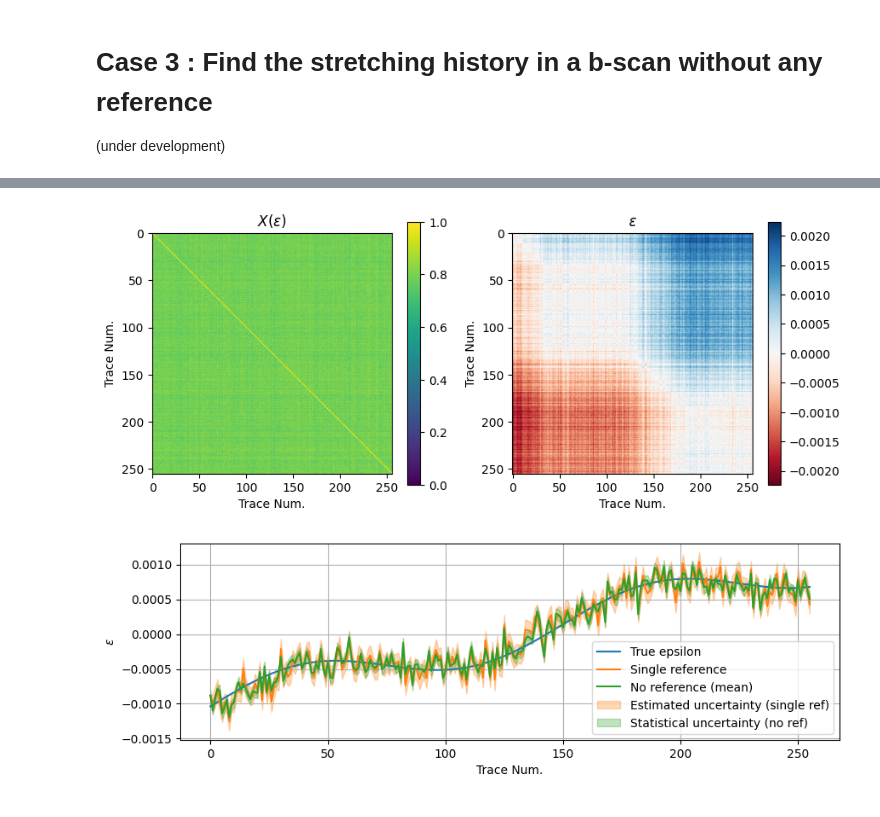
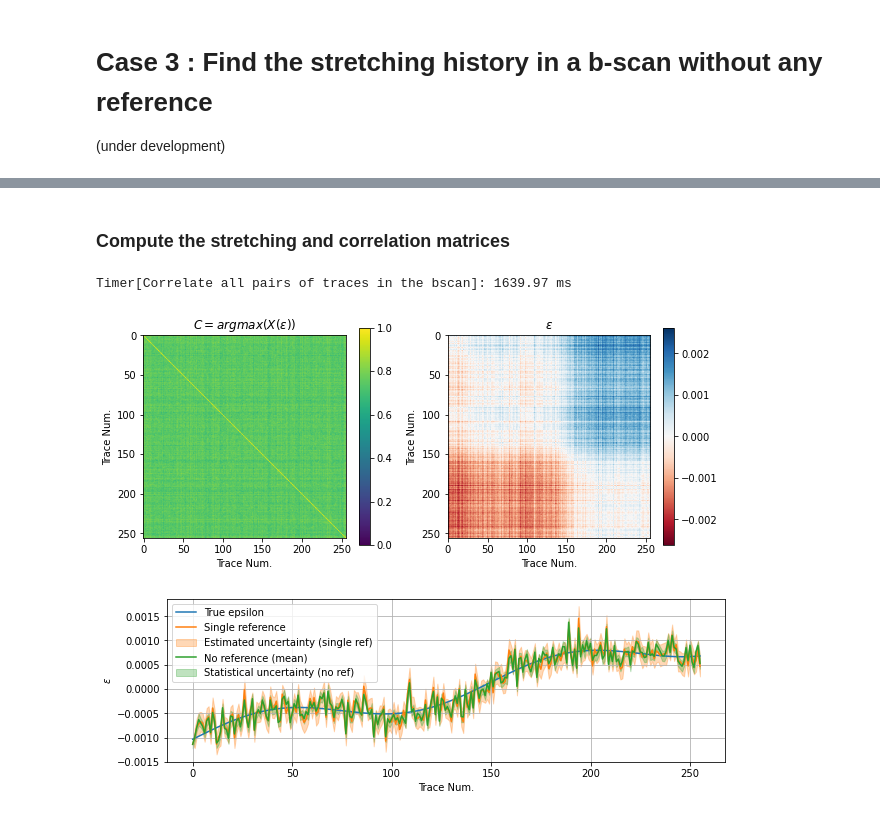
Before and after one commit to mlehujeur/coodddaaaa, a Jupyter notebook: examples.ipynb, the cells around one changed output, grey strips where cells are left out. Saved outputs shown, nothing was run; the diff lists cells and outputs as text; code cells hidden in the pictures.

```diff
--- a/examples.ipynb
+++ b/examples.ipynb
@@ -23,8 +23,8 @@ t0 = -1e-5   # start time in sec
 time_array = t0 + np.arange(nt) * dt  # seconds  (NEVER use np.linspace for time vectors)
 fnyquist = 0.5 / dt    # Hz
 
-tmin = 0.1e-4   # begin of time window in sec
-tmax = 5e-4   # end of time window in sec
+tmin = 1e-4   # begin of time window in sec
+tmax = 4e-4   # end of time window in sec
 fmin = 0.1 * fnyquist   # lower freq Hz
 fmax = 0.5 * fnyquist   # upper freq Hz
 
@@ -39,21 +39,18 @@ eps_pw = 2.0  # power gain, 1 means linear spacing of the eps grid, > 1 means po
 noise_level = 0.5
 # %%
 # create the time taper
-b = int(round((tmin - t0) / dt))
-e = int(round((tmax - t0) / dt))
-taper = np.zeros(nt)
-taper[b:e] = tukey(e - b, alpha=0.3)
+win = TukeyWindow(tmin-0.1*(tmax-tmin), tmin, tmax, tmax+0.1*(tmax-tmin))
+taper = win(t0 + np.arange(nt) * dt)
 
 # and the bandpass filter
-sos = butter(4.0, [fmin / fnyquist, fmax / fnyquist], output="sos", btype="band")  # for
-bandpass = lambda signal_array: sosfiltfilt(sos, signal_array)  # predefined bandpass filter
+bandpass = BandpassFilter(freqmin=fmin, freqmax=fmax, order=4, sampling_rate=1./dt)
 # %% [markdown]
 ## Case 1 : Find the best stretching between a reference and another signal
 # %% [markdown]
 ### Step1 : generate the reference and stretched signals
 # %%
 # Build the reference band-pass / tapered coda
-y_reference = bandpass(np.random.randn(nt)) * taper
+y_reference = bandpass(np.random.randn(nt), zerophase=True) * taper
 # %%
 # Build the observed signal, a stretched version of it + noise
 stretcher0 = Stretcher(t0=t0, nt=nt, dt=dt, eps=np.array([eps_true]), norm=False)  # for stretching only
@@ -320,23 +376,34 @@ Timer[Correlate all pairs of traces in the bscan]: 772.14 ms
+# %% [markdown]
+### Compute the stretching and correlation matrices
+# %%
+with Timer('Correlate all pairs of traces in the bscan'):
+    c_triu, e_triu = stretcher.corr_all_with_all(bscan)
+
+# convert to square arrays
+c2d = stretcher.triu2dense(c_triu, symetric=True, diag=1)
+e2d = stretcher.triu2dense(e_triu, symetric=False, diag=0)
+# %% [output]
+Timer[Correlate all pairs of traces in the bscan]: 1639.97 ms
 # %%
 # Display
 plt.figure(figsize=(10, 4))
 
-plt.subplot(121, title="$ X(\epsilon) $", xlabel="Trace Num.", ylabel="Trace Num.")
+plt.subplot(121, title="$ C=argmax ( X(\epsilon) ) $", xlabel="Trace Num.", ylabel="Trace Num.")
 plt.colorbar(
     plt.imshow(c2d,
                vmin=0., vmax=1.0,
                cmap=plt.get_cmap('viridis')))
 
 plt.subplot(122, title="$ \epsilon $", xlabel="Trace Num.", ylabel="Trace Num.")
 plt.colorbar(
     plt.imshow(
         e2d,
         vmin=-np.abs(e2d).max(),
         vmax=+np.abs(e2d).max(),
         cmap=plt.get_cmap('RdBu'))
     );
 # %% [output]
-[figure, old version]
+[figure, new version]
 # %%
 # recover the stretching history
 eps_mean_history = (e2d - e2d.mean(axis=1)[:, np.newaxis]).mean(axis=0)
@@ -369,4 +436,4 @@ plt.gca().set_ylabel("$ \epsilon $")
 plt.gca().legend();
 plt.grid(True);
 # %% [output]
-[figure, old version]
+[figure, new version]
```
Also changed, not shown: parts of 17 cells of this notebook, 1 other file.
